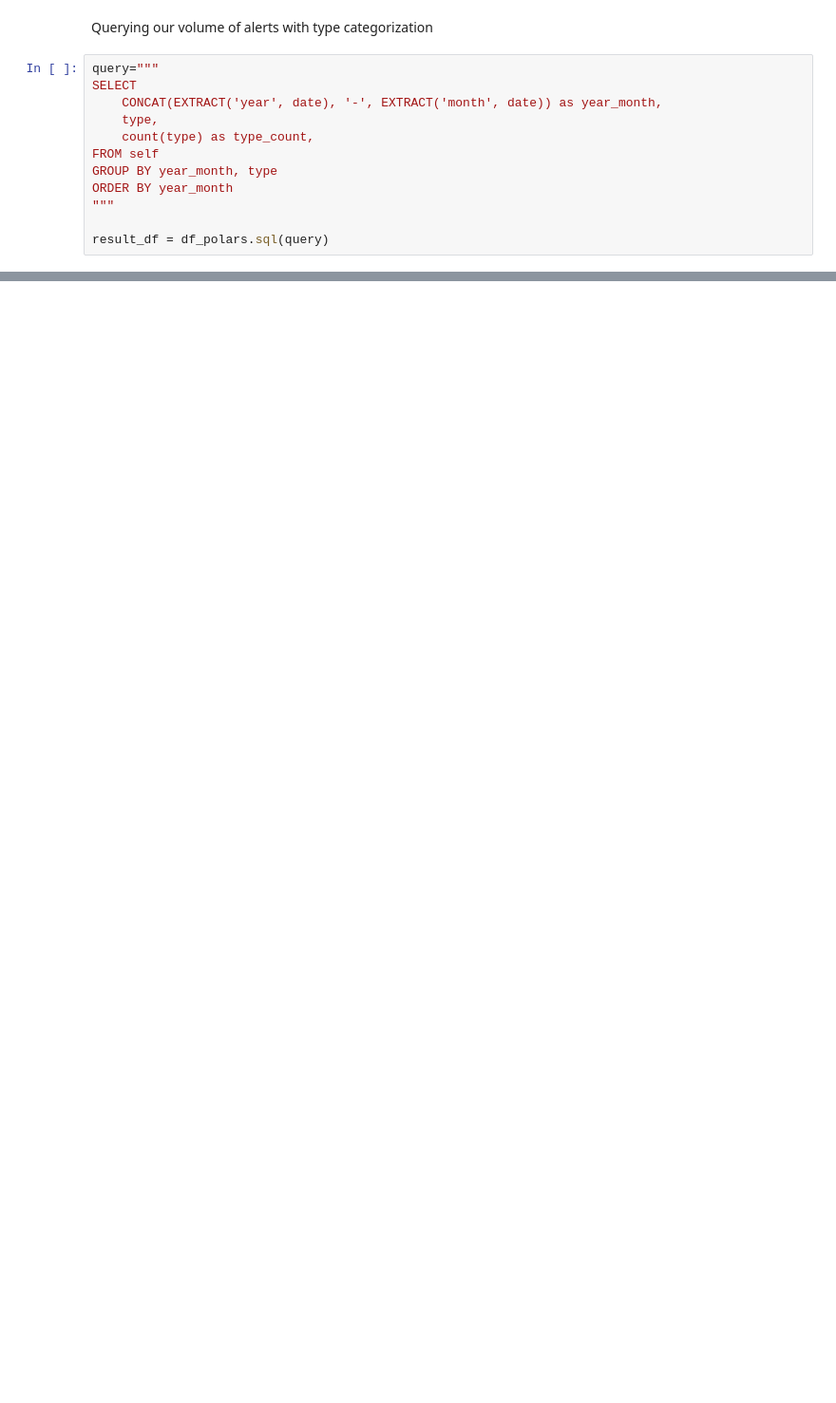
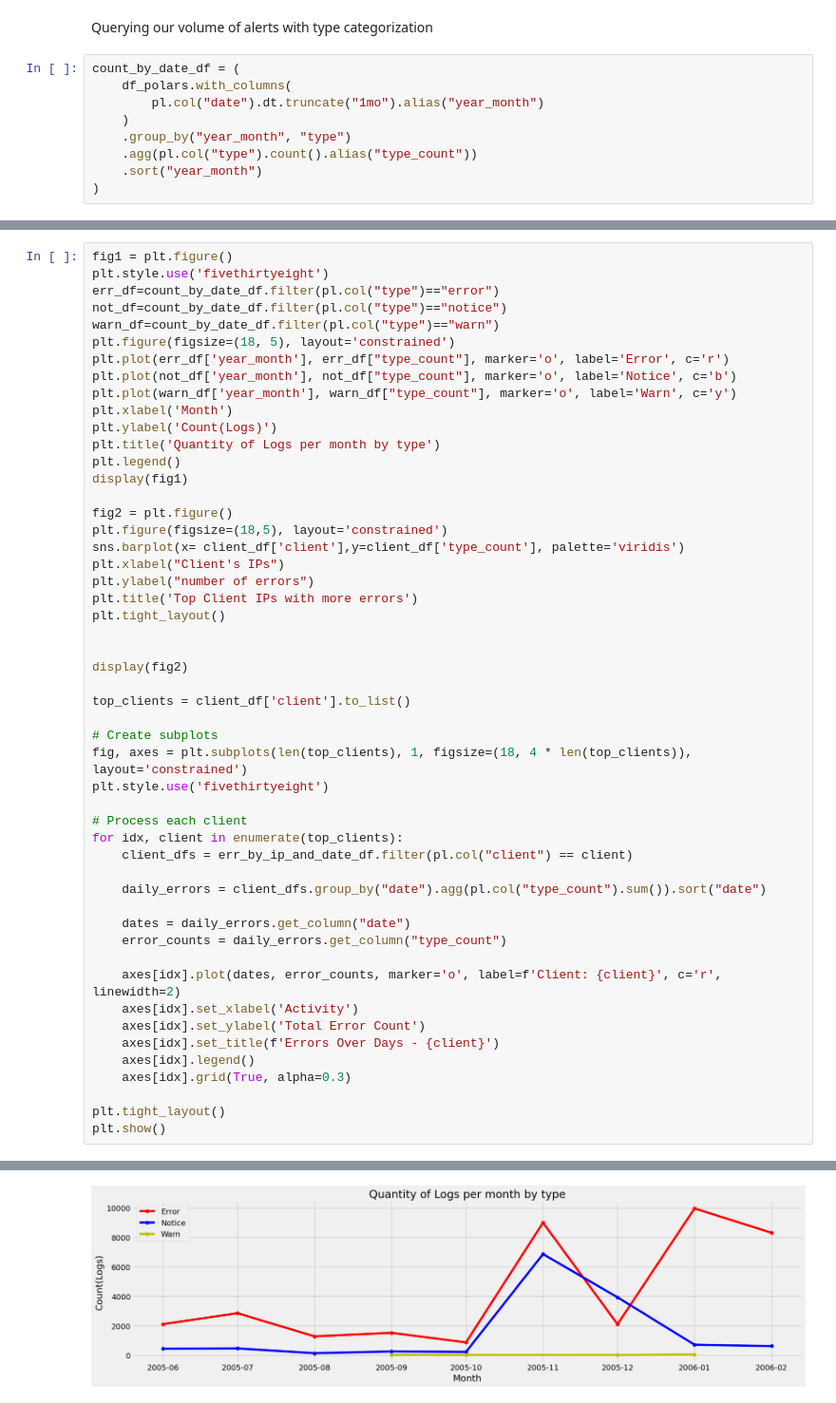
Before and after one commit to Alejandro-Melo/Kubernetes-Project, a Jupyter notebook: exploration.ipynb, the cells around one changed output, grey strips where cells are left out. Shown at 95% size. Saved outputs shown, nothing was run; the diff lists cells and outputs as text; blank space fills up the shorter version.

Commit message:
Completed notebook that shows statistics about errors and adds a monitoring layer

```diff
--- a/exploration.ipynb
+++ b/exploration.ipynb
@@ -17,14 +28,11 @@ df_polars = pl.from_pandas(df)
 # %% [markdown]
 Querying our volume of alerts with type categorization
 # %%
-query="""
-SELECT
-    CONCAT(EXTRACT('year', date), '-', EXTRACT('month', date)) as year_month,
-    type,
-    count(type) as type_count,
-FROM self
-GROUP BY year_month, type
-ORDER BY year_month
-"""
-
-result_df = df_polars.sql(query)
+count_by_date_df = (
+    df_polars.with_columns(
+        pl.col("date").dt.truncate("1mo").alias("year_month")
+    )
+    .group_by("year_month", "type")
+    .agg(pl.col("type").count().alias("type_count"))
+    .sort("year_month")
+)
@@ -80,0 +85,52 @@ shape: (13, 3)
+# %%
+fig1 = plt.figure()
+plt.style.use('fivethirtyeight')
+err_df=count_by_date_df.filter(pl.col("type")=="error")
+not_df=count_by_date_df.filter(pl.col("type")=="notice")
+warn_df=count_by_date_df.filter(pl.col("type")=="warn")
+plt.figure(figsize=(18, 5), layout='constrained')
+plt.plot(err_df['year_month'], err_df["type_count"], marker='o', label='Error', c='r')
+plt.plot(not_df['year_month'], not_df["type_count"], marker='o', label='Notice', c='b')
+plt.plot(warn_df['year_month'], warn_df["type_count"], marker='o', label='Warn', c='y')
+plt.xlabel('Month')
+plt.ylabel('Count(Logs)')
+plt.title('Quantity of Logs per month by type')
+plt.legend()
+display(fig1)
+
+fig2 = plt.figure()
+plt.figure(figsize=(18,5), layout='constrained')
+sns.barplot(x= client_df['client'],y=client_df['type_count'], palette='viridis')
+plt.xlabel("Client's IPs")
+plt.ylabel("number of errors")
+plt.title('Top Client IPs with more errors')
+plt.tight_layout()
+
+
+display(fig2)
+
+top_clients = client_df['client'].to_list()
+
+# Create subplots
+fig, axes = plt.subplots(len(top_clients), 1, figsize=(18, 4 * len(top_clients)), layout='constrained')
+plt.style.use('fivethirtyeight')
+
+# Process each client
+for idx, client in enumerate(top_clients):
+    client_dfs = err_by_ip_and_date_df.filter(pl.col("client") == client)
+
+    daily_errors = client_dfs.group_by("date").agg(pl.col("type_count").sum()).sort("date")
+
+    dates = daily_errors.get_column("date")
+    error_counts = daily_errors.get_column("type_count")
+
+    axes[idx].plot(dates, error_counts, marker='o', label=f'Client: {client}', c='r', linewidth=2)
+    axes[idx].set_xlabel('Activity')
+    axes[idx].set_ylabel('Total Error Count')
+    axes[idx].set_title(f'Errors Over Days - {client}')
+    axes[idx].legend()
+    axes[idx].grid(True, alpha=0.3)
+
+plt.tight_layout()
+plt.show()
+# %% [output]
@@ -80,0 +143 @@ shape: (13, 3)
+[figure, added]
```
Also changed, not shown: parts of 5 cells of this notebook, 4 other files.
